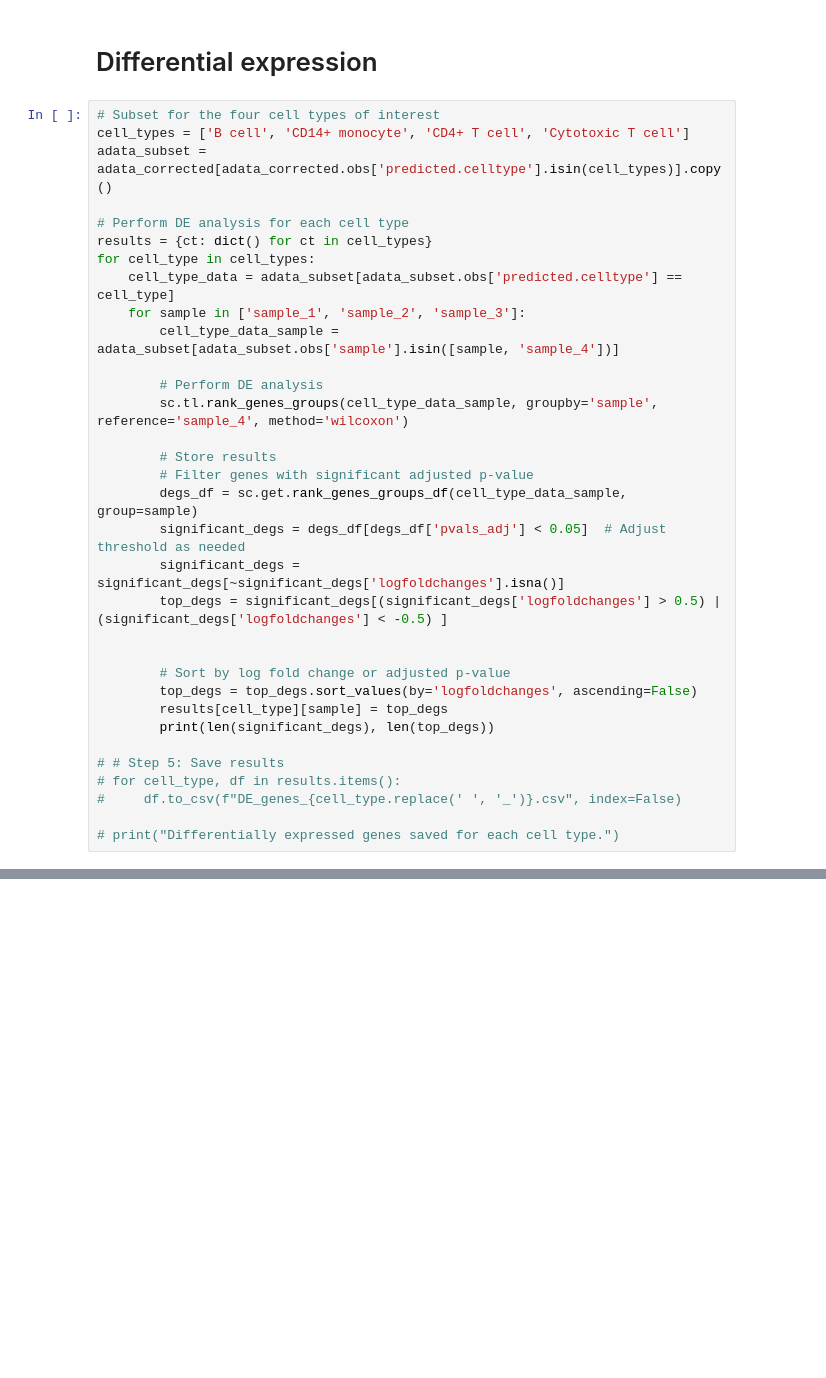
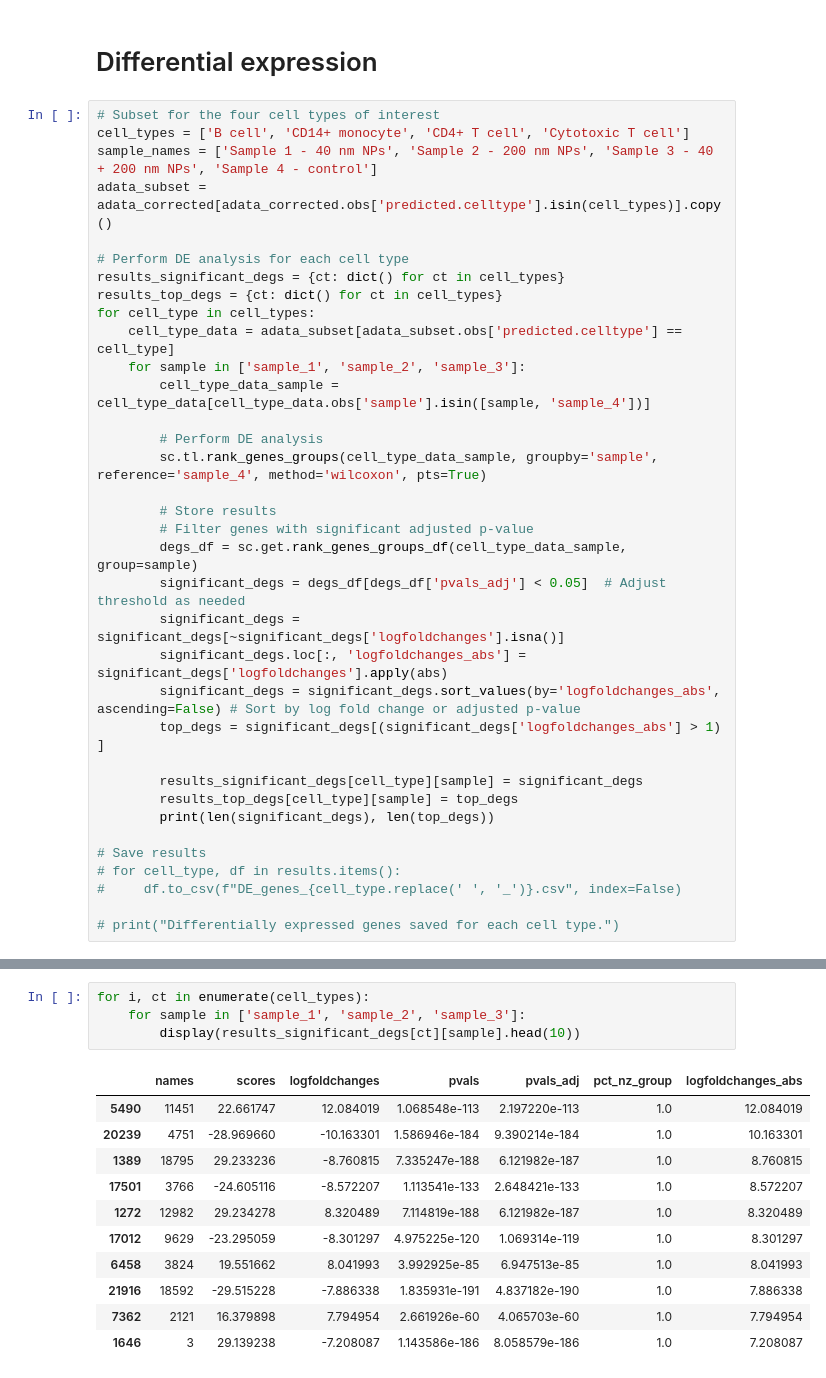
Before and after one commit to vladimirkovacevic/nano, a Jupyter notebook: notebooks/batch_removal_de.ipynb, the cells around one changed output, grey strips where cells are left out. Saved outputs shown, nothing was run; the diff lists cells and outputs as text; blank space fills up the shorter version.

```diff
--- a/notebooks/batch_removal_de.ipynb
+++ b/notebooks/batch_removal_de.ipynb
@@ -186,32 +186,34 @@ Created PCA components in .obsm.X_pca
 # %%
 # Subset for the four cell types of interest
 cell_types = ['B cell', 'CD14+ monocyte', 'CD4+ T cell', 'Cytotoxic T cell']
+sample_names = ['Sample 1 - 40 nm NPs', 'Sample 2 - 200 nm NPs', 'Sample 3 - 40 + 200 nm NPs', 'Sample 4 - control']
 adata_subset = adata_corrected[adata_corrected.obs['predicted.celltype'].isin(cell_types)].copy()
 
 # Perform DE analysis for each cell type
-results = {ct: dict() for ct in cell_types}
+results_significant_degs = {ct: dict() for ct in cell_types}
+results_top_degs = {ct: dict() for ct in cell_types}
 for cell_type in cell_types:
     cell_type_data = adata_subset[adata_subset.obs['predicted.celltype'] == cell_type]
     for sample in ['sample_1', 'sample_2', 'sample_3']:
-        cell_type_data_sample = adata_subset[adata_subset.obs['sample'].isin([sample, 'sample_4'])]
+        cell_type_data_sample = cell_type_data[cell_type_data.obs['sample'].isin([sample, 'sample_4'])]
 
         # Perform DE analysis
-        sc.tl.rank_genes_groups(cell_type_data_sample, groupby='sample', reference='sample_4', method='wilcoxon')
+        sc.tl.rank_genes_groups(cell_type_data_sample, groupby='sample', reference='sample_4', method='wilcoxon', pts=True)
 
         # Store results
         # Filter genes with significant adjusted p-value
         degs_df = sc.get.rank_genes_groups_df(cell_type_data_sample, group=sample)
         significant_degs = degs_df[degs_df['pvals_adj'] < 0.05]  # Adjust threshold as needed
         significant_degs = significant_degs[~significant_degs['logfoldchanges'].isna()]
-        top_degs = significant_degs[(significant_degs['logfoldchanges'] > 0.5) | (significant_degs['logfoldchanges'] < -0.5) ]
+        significant_degs.loc[:, 'logfoldchanges_abs'] = significant_degs['logfoldchanges'].apply(abs)
+        significant_degs = significant_degs.sort_values(by='logfoldchanges_abs', ascending=False) # Sort by log fold change or adjusted p-value
+        top_degs = significant_degs[(significant_degs['logfoldchanges_abs'] > 1) ]
 
-
-        # Sort by log fold change or adjusted p-value
-        top_degs = top_degs.sort_values(by='logfoldchanges', ascending=False)
-        results[cell_type][sample] = top_degs
+        results_significant_degs[cell_type][sample] = significant_degs
+        results_top_degs[cell_type][sample] = top_degs
         print(len(significant_degs), len(top_degs))
 
-# # Step 5: Save results
+# Save results
 # for cell_type, df in results.items():
 #     df.to_csv(f"DE_genes_{cell_type.replace(' ', '_')}.csv", index=False)
 
@@ -282,0 +291,16 @@ KeyError: 'B-cells'
+# %%
+for i, ct in enumerate(cell_types):
+    for sample in ['sample_1', 'sample_2', 'sample_3']:
+        display(results_significant_degs[ct][sample].head(10))
+# %% [output]
+|  | names | scores | logfoldchanges | pvals | pvals_adj | pct_nz_group | logfoldchanges_abs |
+| 5490 | 11451 | 22.661747 | 12.084019 | 1.068548e-113 | 2.197220e-113 | 1.0 | 12.084019 |
+| 20239 | 4751 | -28.969660 | -10.163301 | 1.586946e-184 | 9.390214e-184 | 1.0 | 10.163301 |
+| 1389 | 18795 | 29.233236 | -8.760815 | 7.335247e-188 | 6.121982e-187 | 1.0 | 8.760815 |
+| 17501 | 3766 | -24.605116 | -8.572207 | 1.113541e-133 | 2.648421e-133 | 1.0 | 8.572207 |
+| 1272 | 12982 | 29.234278 | 8.320489 | 7.114819e-188 | 6.121982e-187 | 1.0 | 8.320489 |
+| 17012 | 9629 | -23.295059 | -8.301297 | 4.975225e-120 | 1.069314e-119 | 1.0 | 8.301297 |
+| 6458 | 3824 | 19.551662 | 8.041993 | 3.992925e-85 | 6.947513e-85 | 1.0 | 8.041993 |
+| 21916 | 18592 | -29.515228 | -7.886338 | 1.835931e-191 | 4.837182e-190 | 1.0 | 7.886338 |
+| 7362 | 2121 | 16.379898 | 7.794954 | 2.661926e-60 | 4.065703e-60 | 1.0 | 7.794954 |
+| 1646 | 3 | 29.139238 | -7.208087 | 1.143586e-186 | 8.058579e-186 | 1.0 | 7.208087 |
```
Also changed, not shown: parts of 10 cells of this notebook.
